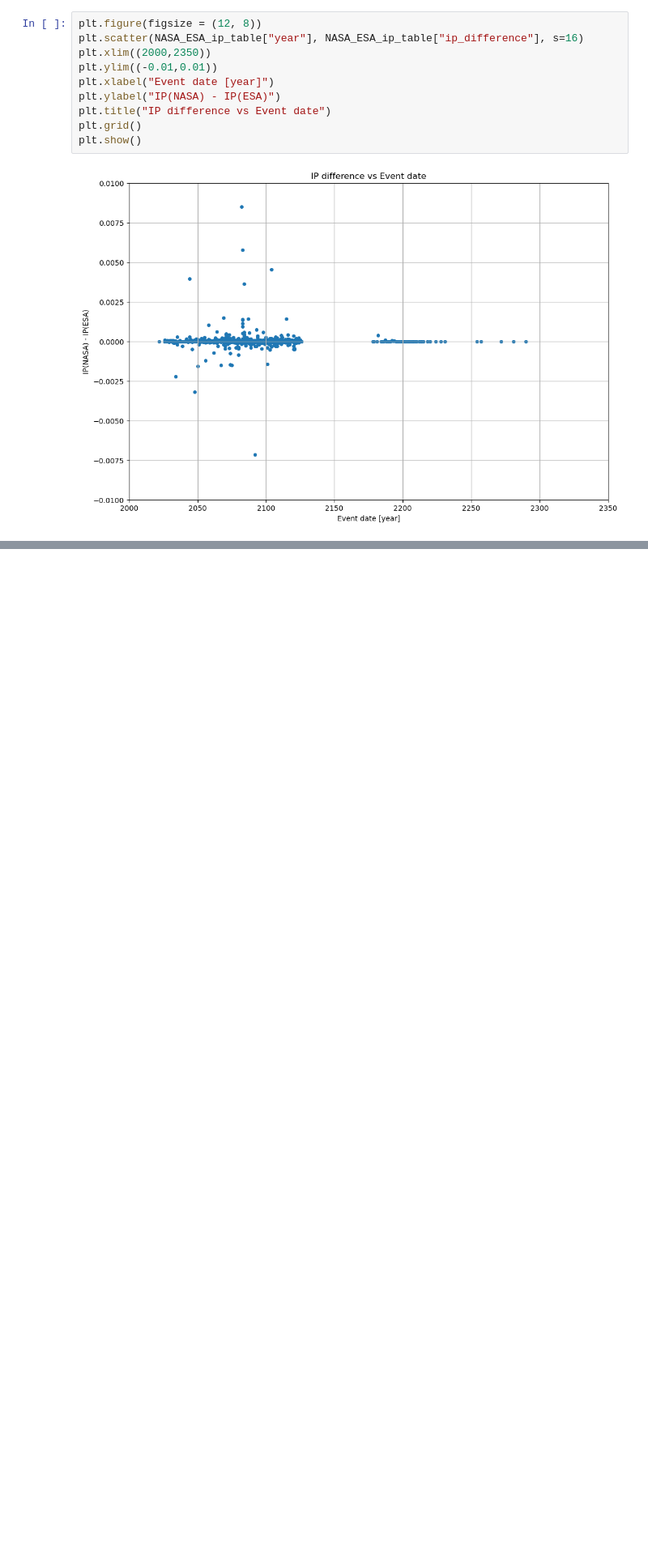
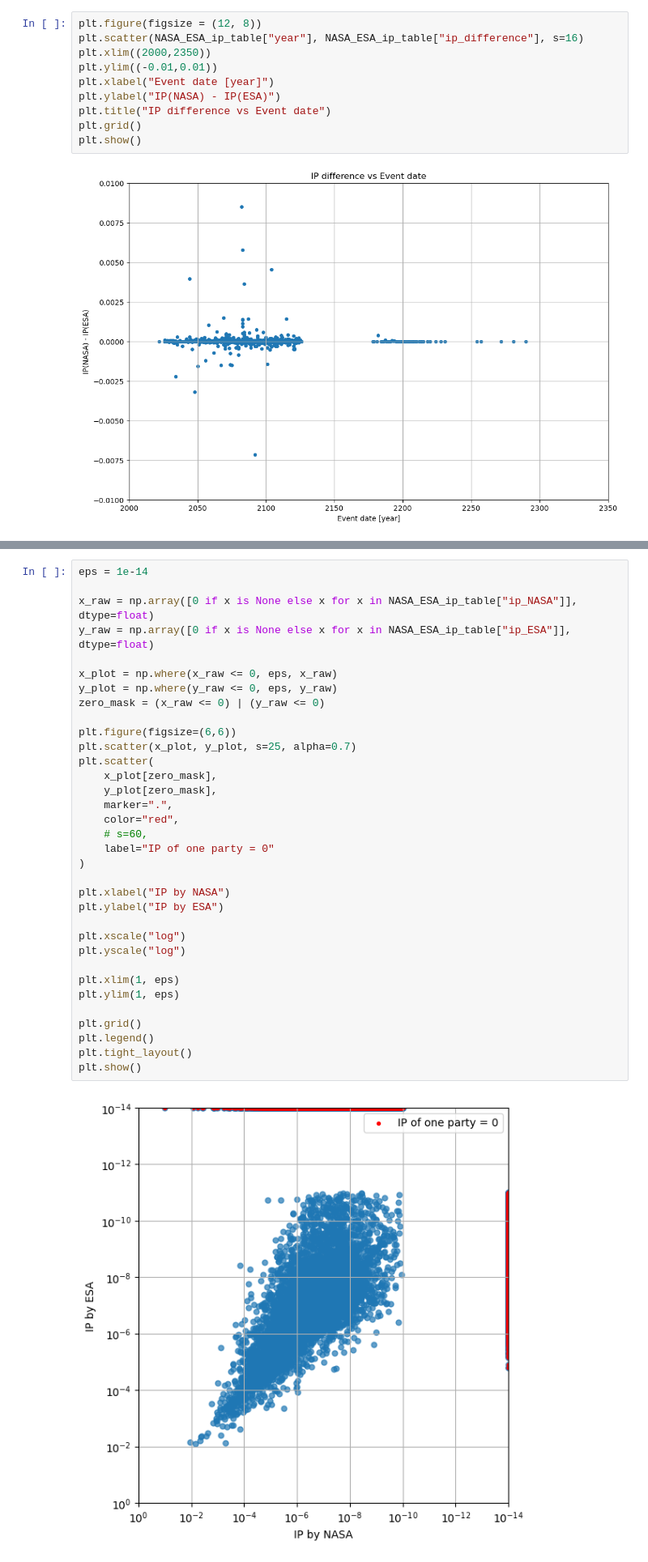
Before and after one commit to kiyo-astro/ASTR302_projectNEO, a Jupyter notebook: view_result.ipynb, the cells around one changed output, grey strips where cells are left out. Shown at 81% size. Cells and saved outputs as stored; diff of their text form; blank space fills up the shorter version.

```diff
--- a/view_result.ipynb
+++ b/view_result.ipynb
@@ -164,0 +169,36 @@ plt.show()
+# %%
+eps = 1e-14
+
+x_raw = np.array([0 if x is None else x for x in NASA_ESA_ip_table["ip_NASA"]], dtype=float)
+y_raw = np.array([0 if x is None else x for x in NASA_ESA_ip_table["ip_ESA"]], dtype=float)
+
+x_plot = np.where(x_raw <= 0, eps, x_raw)
+y_plot = np.where(y_raw <= 0, eps, y_raw)
+zero_mask = (x_raw <= 0) | (y_raw <= 0)
+
+plt.figure(figsize=(6,6))
+plt.scatter(x_plot, y_plot, s=25, alpha=0.7)
+plt.scatter(
+    x_plot[zero_mask],
+    y_plot[zero_mask],
+    marker=".",
+    color="red",
+    # s=60,
+    label="IP of one party = 0"
+)
+
+plt.xlabel("IP by NASA")
+plt.ylabel("IP by ESA")
+
+plt.xscale("log")
+plt.yscale("log")
+
+plt.xlim(1, eps)
+plt.ylim(1, eps)
+
+plt.grid()
+plt.legend()
+plt.tight_layout()
+plt.show()
+# %% [output]
+[figure, added]
```
Also changed, not shown: parts of 3 cells of this notebook, 20 other files.
